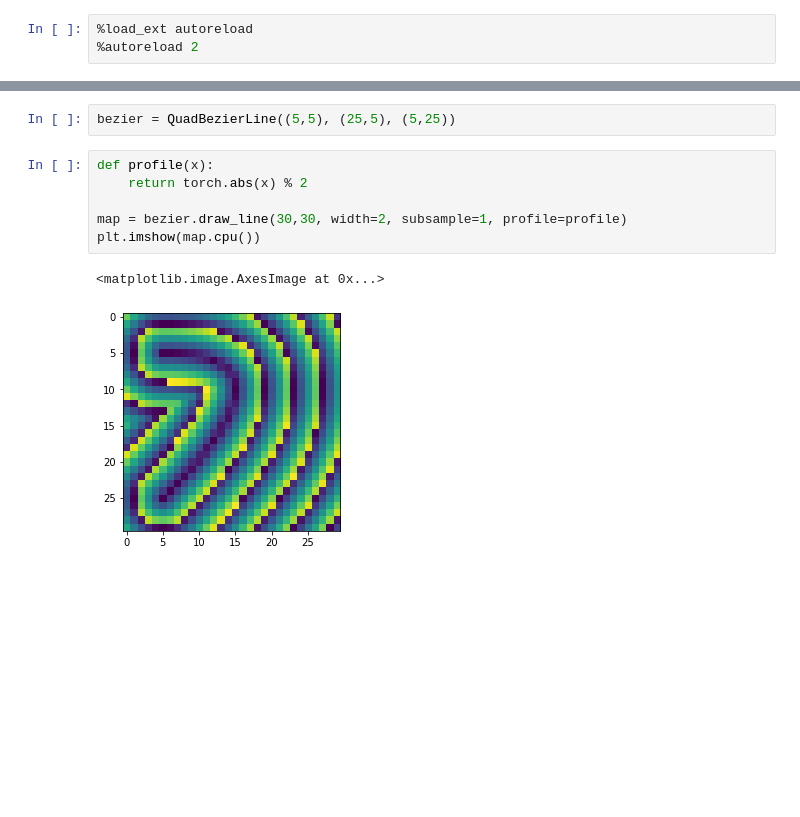
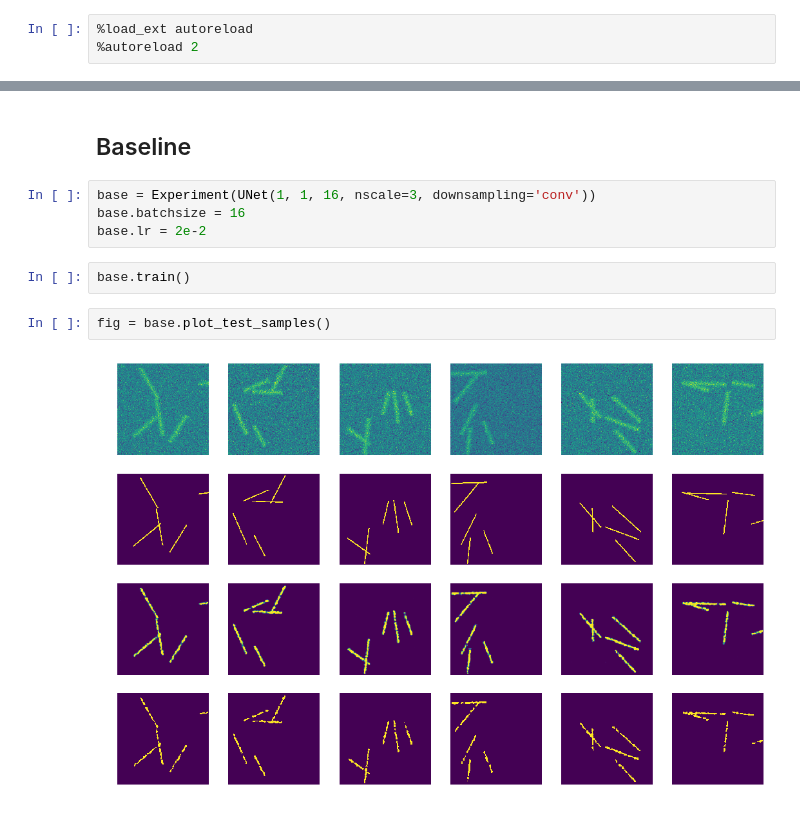
Before and after one commit to gabriel-lepetitaimon/coherent-gradient-toys, a Jupyter notebook: Toys.ipynb, the cells around one changed output, grey strips where cells are left out. Saved outputs shown, nothing was run; the diff lists cells and outputs as text; blank space fills up the shorter version.

```diff
--- a/Toys.ipynb
+++ b/Toys.ipynb
@@ -33,11 +25,12 @@ plt.imshow(map.cpu())
-# %%
-bezier = QuadBezierLine((5,5), (25,5), (5,25))
-# %%
-def profile(x):
-    return torch.abs(x) % 2
-
-map = bezier.draw_line(30,30, width=2, subsample=1, profile=profile)
-plt.imshow(map.cpu())
-# %% [output]
-<matplotlib.image.AxesImage at 0x...>
-[figure, removed]
+# %% [markdown]
+## Baseline
+# %%
+base = Experiment(UNet(1, 1, 16, nscale=3, downsampling='conv'))
+base.batchsize = 16
+base.lr = 2e-2
+# %%
+base.train()
+# %%
+fig = base.plot_test_samples()
+# %% [output]
+[figure, added]
```
Also changed, not shown: parts of 11 cells of this notebook, 15 other files.
